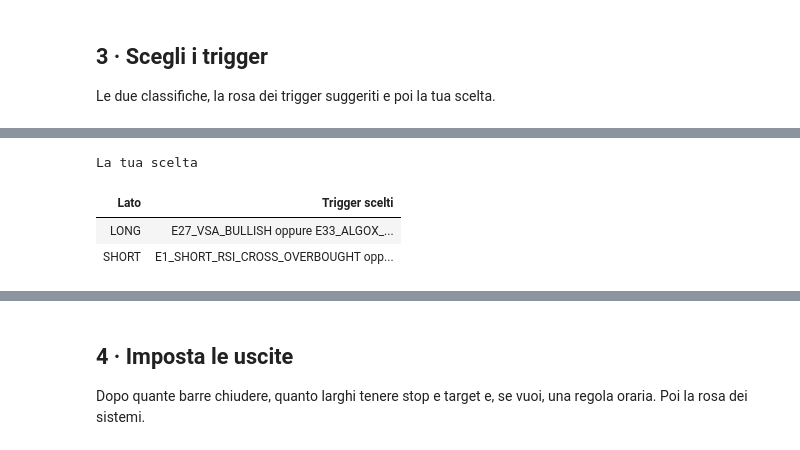
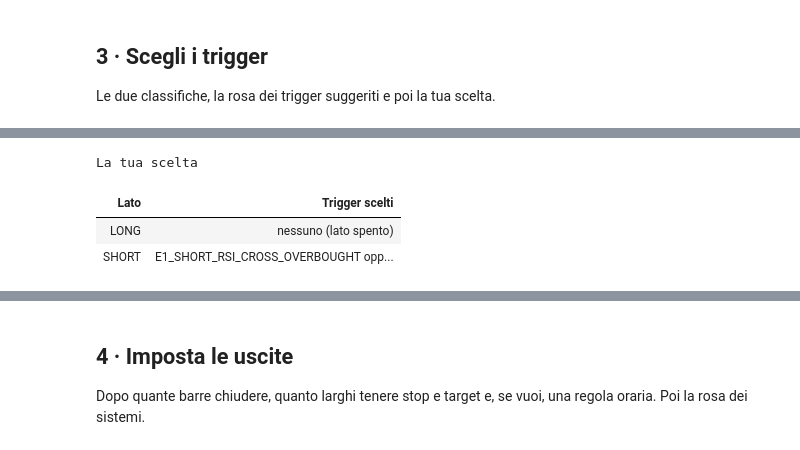
Before and after one commit to matti410/Trading-System-Creator_V4, a Jupyter notebook: Trading_System_Lab.ipynb, the cells around one changed output, grey strips where cells are left out. Cells and saved outputs as stored; diff of their text form; code cells hidden in the pictures.

```diff
--- a/Trading_System_Lab.ipynb
+++ b/Trading_System_Lab.ipynb
@@ -158,15 +170,15 @@ La rosa dei trigger (in-sample, 31 barre, prima dei costi)
 # %%
 #@title 3b · La tua scelta { display-mode: "form" }
 #@markdown Copia i nomi dalla classifica. Più nomi sullo stesso lato: separali con una virgola. Lato vuoto = spento.
 #@markdown Trigger a orario: `ORA_LONG_@12:30` o `ORA_SHORT_@12:30` = entra ogni giorno a quell'ora (ora del profilo 2b).
-trigger_long = "E27_VSA_BULLISH, E33_ALGOX_NOVOL_CAREFUL_UP"  #@param {type:"string"}
-trigger_short = "E1_SHORT_RSI_CROSS_OVERBOUGHT, E8_SHORT_CLOSING_PATTERN_ONLY, E30_SHORT_WAVETREND_CROSS_DOWN"  #@param {type:"string"}
+trigger_long = ""  #@param {type:"string"}
+trigger_short = "E1_SHORT_RSI_CROSS_OVERBOUGHT, E8_SHORT_CLOSING_PATTERN_ONLY, ORA_SHORT_@09:30"  #@param {type:"string"}
 
 scegli_trigger(s, long=trigger_long, short=trigger_short)
 # %% [output]
 La tua scelta
 | Lato | Trigger scelti |
-| LONG | E27_VSA_BULLISH oppure E33_ALGOX_... |
+| LONG | nessuno (lato spento) |
 | SHORT | E1_SHORT_RSI_CROSS_OVERBOUGHT opp... |
 [interactive output not drawn]
 # %% [markdown]
```
Also changed, not shown: parts of 5 cells of this notebook.
